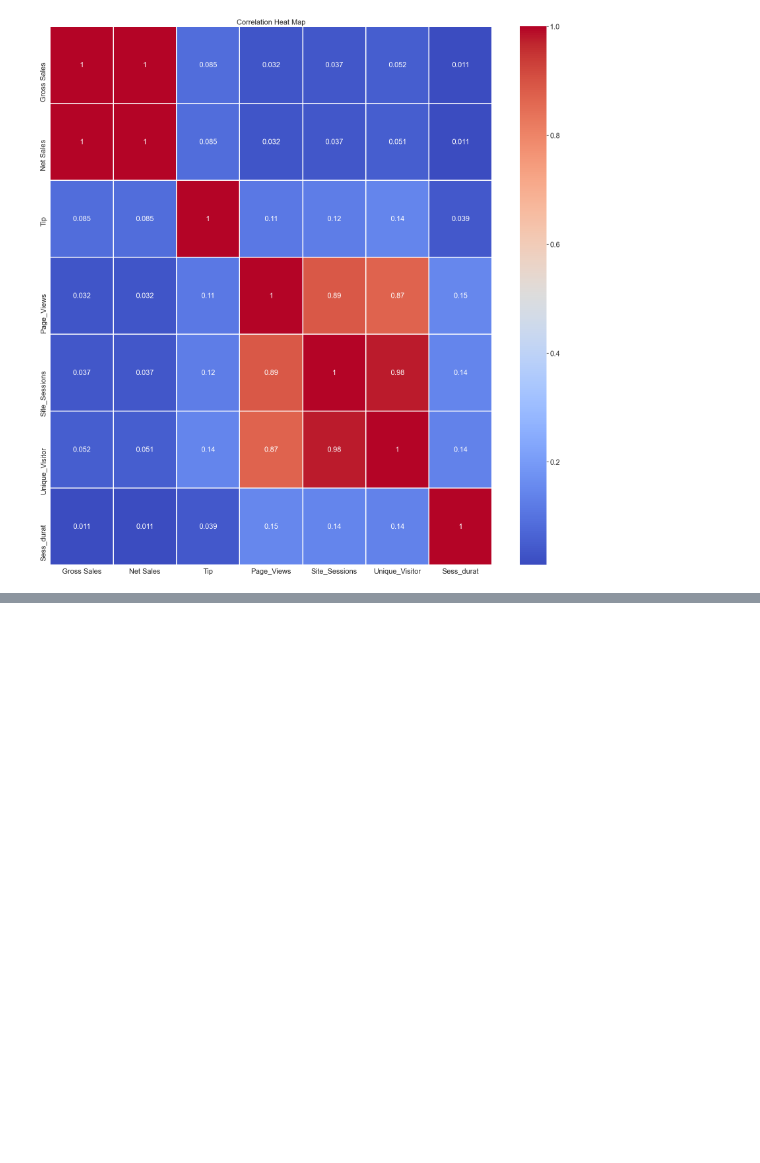
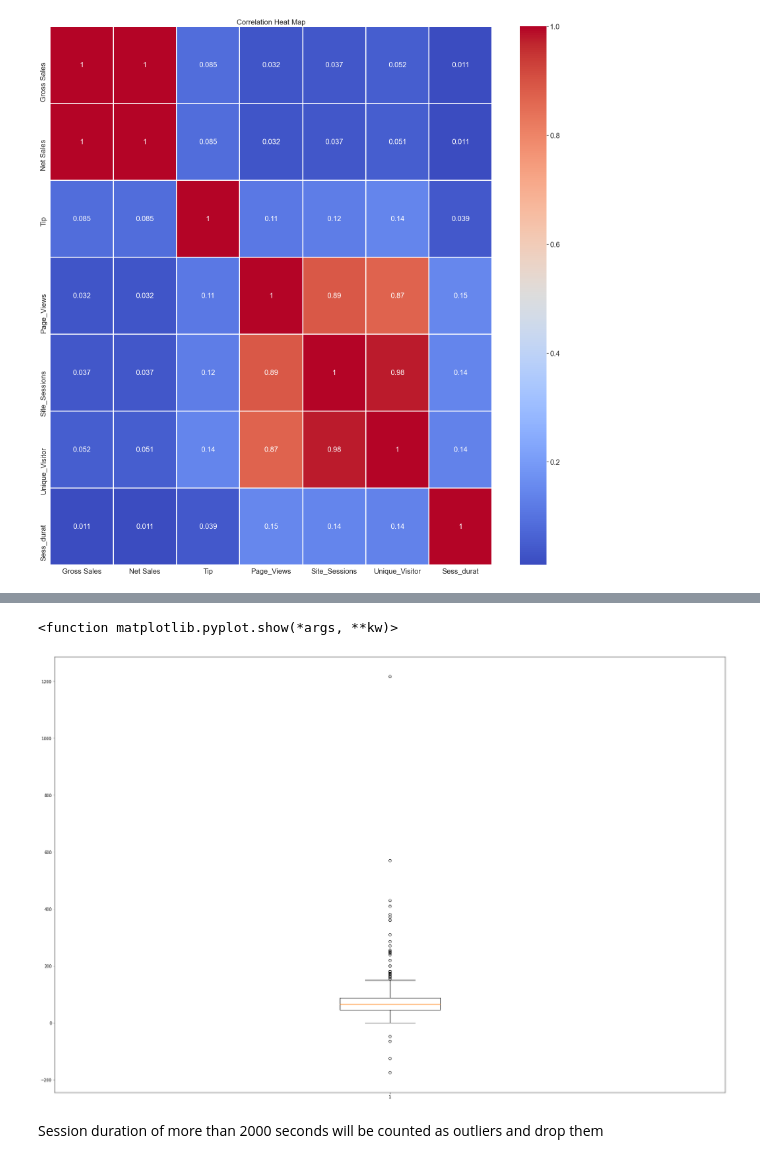
Before and after one commit to gloriaypradal/Bakery_Sales_Predictions, a Jupyter notebook: MY_Bakery.ipynb, the cells around one changed output, grey strips where cells are left out. Cells and saved outputs as stored; diff of their text form; code cells hidden in the pictures; blank space fills up the shorter version.

```diff
--- a/MY_Bakery.ipynb
+++ b/MY_Bakery.ipynb
@@ -425,0 +452,8 @@ plt.show()
+# %%
+plt.boxplot(df_1["Net Sales"])
+plt.show
+# %% [output]
+<function matplotlib.pyplot.show(*args, **kw)>
+[figure, added]
+# %% [markdown]
+Session duration of more than 2000 seconds will be counted as outliers and drop them
```
Also changed, not shown: parts of 73 cells of this notebook.
